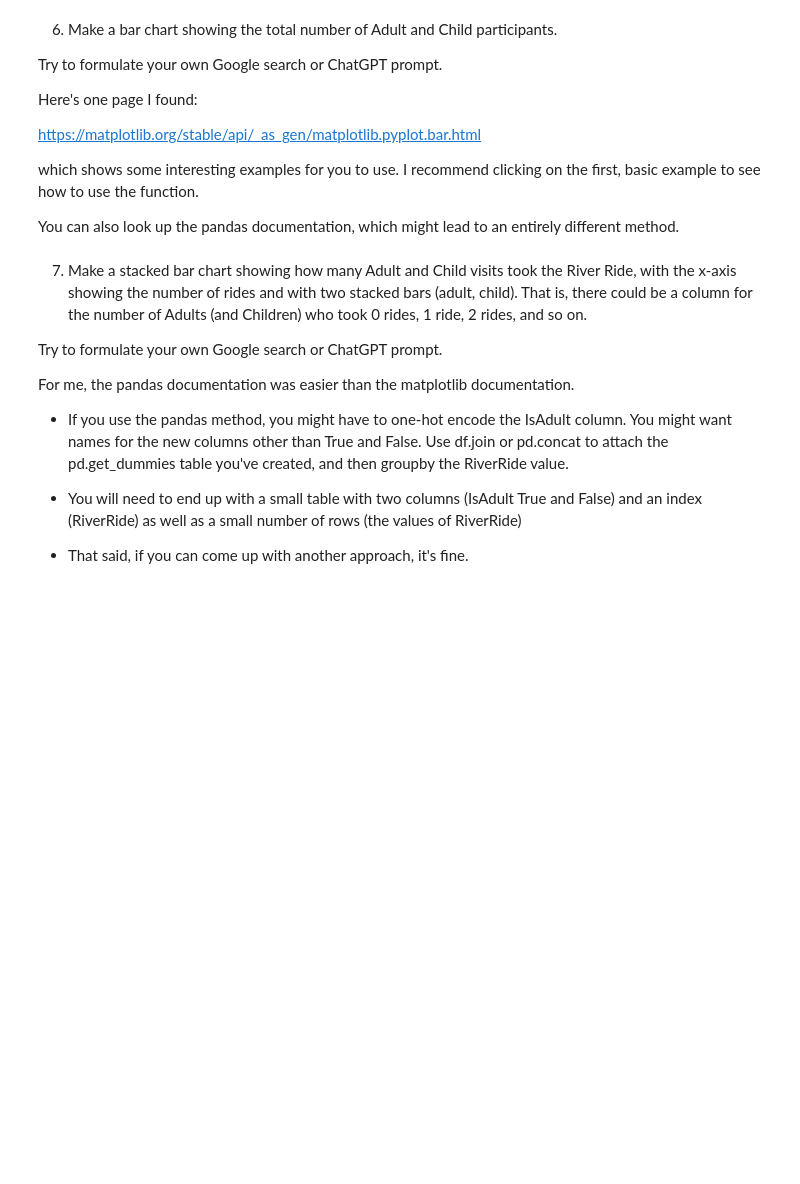
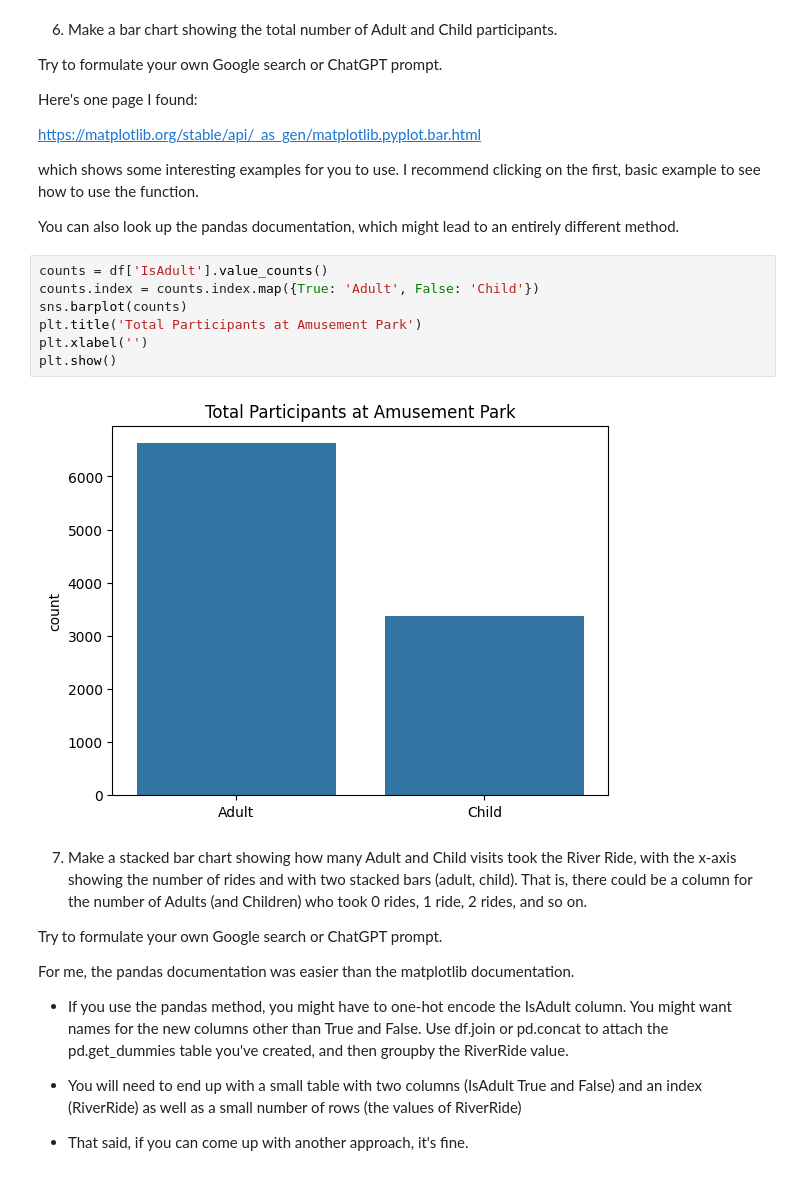
Before and after one commit to aidandig/DX699-ModB2, a Jupyter notebook: Homework/OMDS-ModB2-Week3-DiGregorio-Aidan.ipynb, the cells around one changed output. Drawn from its saved outputs; the diff is of its cells as text; blank space fills up the shorter version.

```diff
--- a/Homework/OMDS-ModB2-Week3-DiGregorio-Aidan.ipynb
+++ b/Homework/OMDS-ModB2-Week3-DiGregorio-Aidan.ipynb
@@ -240,6 +405,15 @@ https://matplotlib.org/stable/api/_as_gen/matplotlib.pyplot.bar.html
 which shows some interesting examples for you to use.  I recommend clicking on the first, basic example to see how to use the function.
 
 You can also look up the pandas documentation, which might lead to an entirely different method.
+# %%
+counts = df['IsAdult'].value_counts()
+counts.index = counts.index.map({True: 'Adult', False: 'Child'})
+sns.barplot(counts)
+plt.title('Total Participants at Amusement Park')
+plt.xlabel('')
+plt.show()
+# %% [output]
+[figure, added]
 # %% [markdown]
 7. Make a stacked bar chart showing how many Adult and Child visits took the River Ride, with the x-axis showing the number of rides and with two stacked bars (adult, child).  That is, there could be a column for the number of Adults (and Children) who took 0 rides, 1 ride, 2 rides, and so on.
 
```
Also changed, not shown: parts of 15 cells of this notebook.
